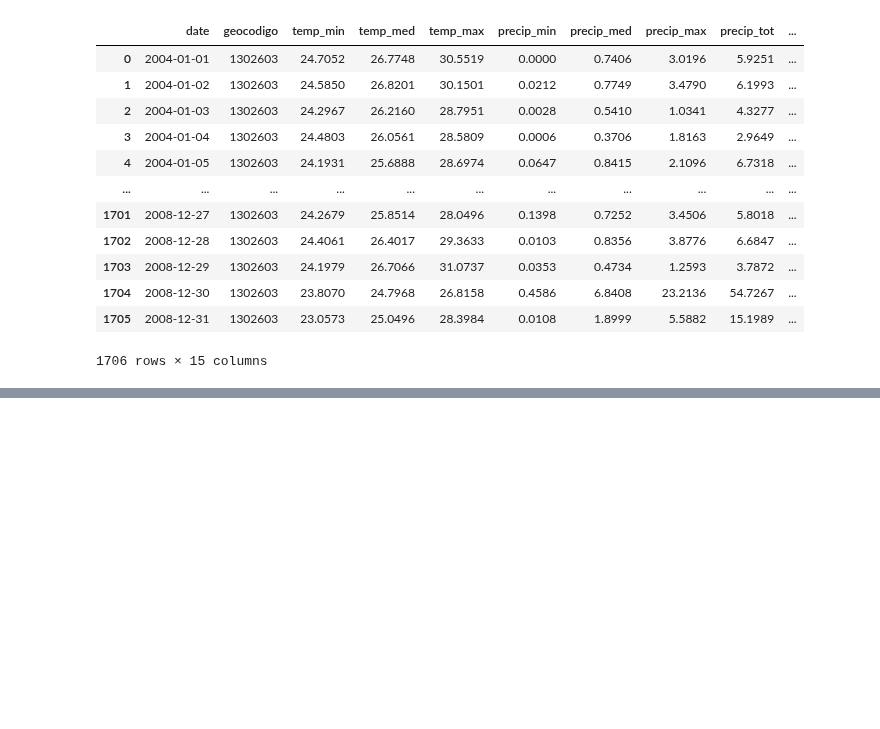
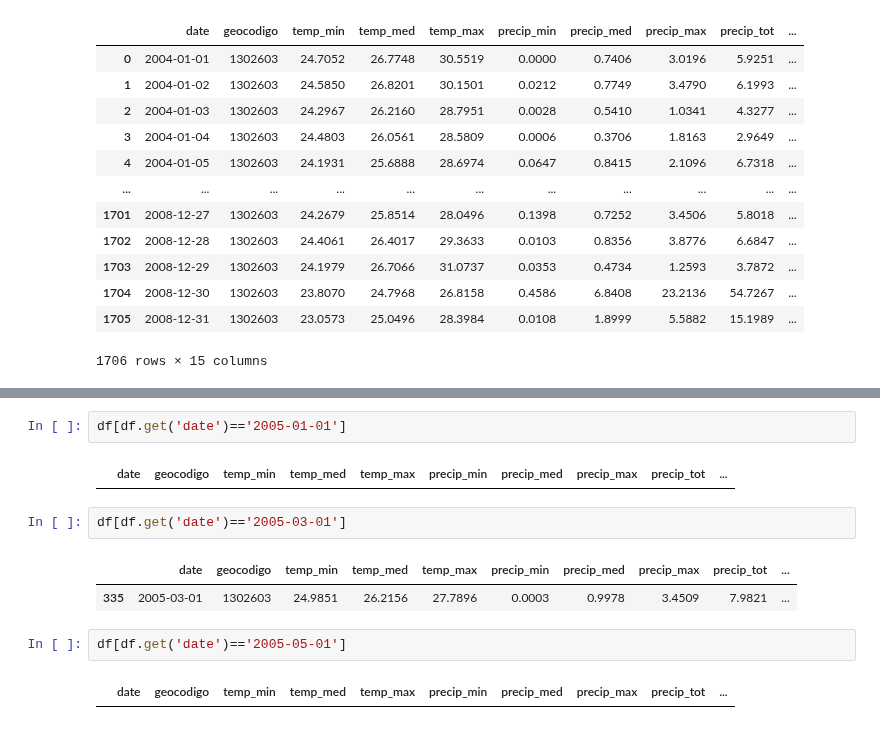
Before and after one commit to RaphaLevy/Study_on_Malaria_dynamics, a Jupyter notebook: mosqlimate_api.ipynb, the cells around one changed output, grey strips where cells are left out. Cells and saved outputs as stored; diff of their text form; blank space fills up the shorter version.

```diff
--- a/mosqlimate_api.ipynb
+++ b/mosqlimate_api.ipynb
@@ -215,0 +330,13 @@ df
+# %%
+df[df.get('date')=='2005-01-01']
+# %% [output]
+|  | date | geocodigo | temp_min | temp_med | temp_max | precip_min | precip_med | precip_max | precip_tot | ... |
+# %%
+df[df.get('date')=='2005-03-01']
+# %% [output]
+|  | date | geocodigo | temp_min | temp_med | temp_max | precip_min | precip_med | precip_max | precip_tot | ... |
+| 335 | 2005-03-01 | 1302603 | 24.9851 | 26.2156 | 27.7896 | 0.0003 | 0.9978 | 3.4509 | 7.9821 | ... |
+# %%
+df[df.get('date')=='2005-05-01']
+# %% [output]
+|  | date | geocodigo | temp_min | temp_med | temp_max | precip_min | precip_med | precip_max | precip_tot | ... |
```
Also changed, not shown: parts of 7 cells of this notebook.
